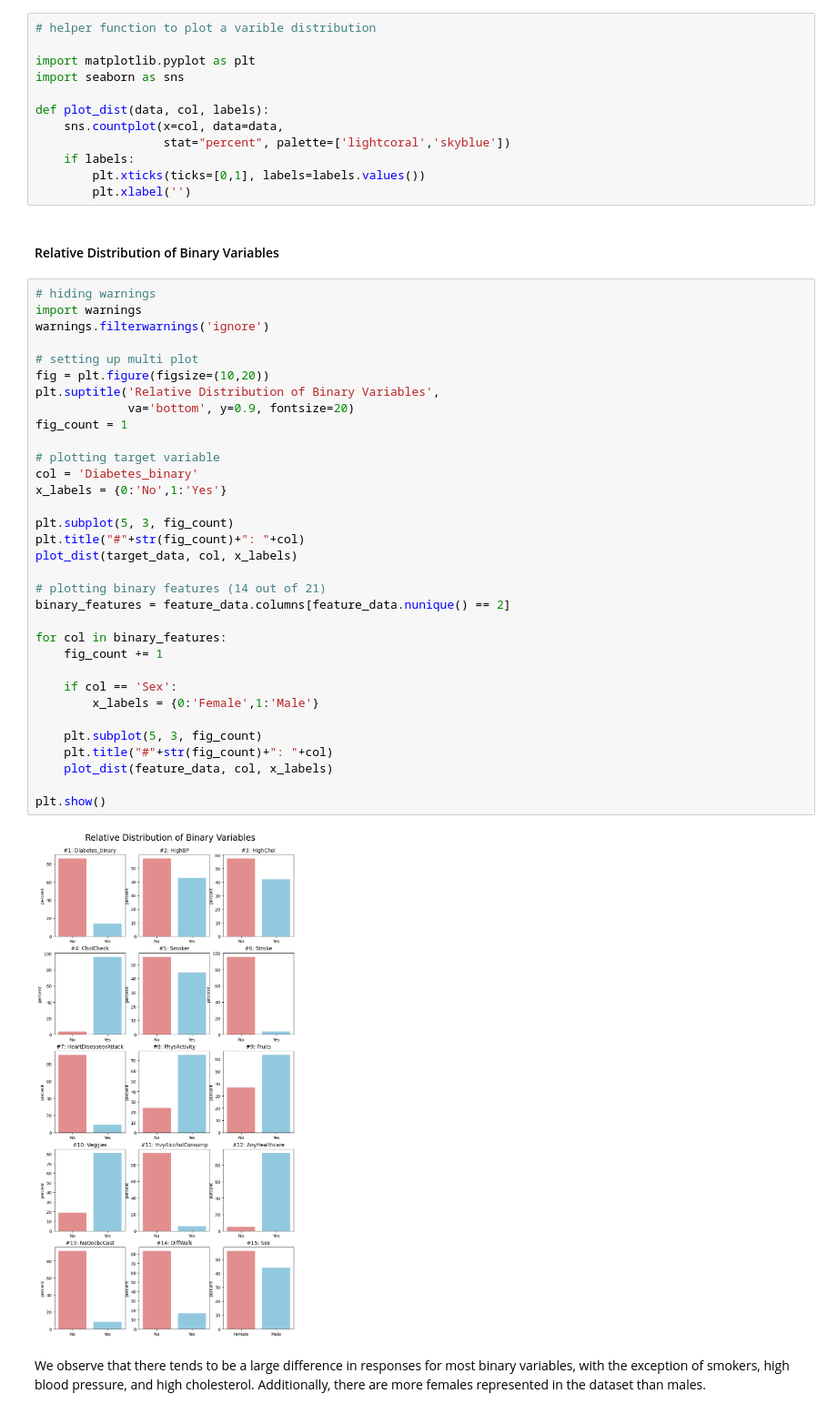
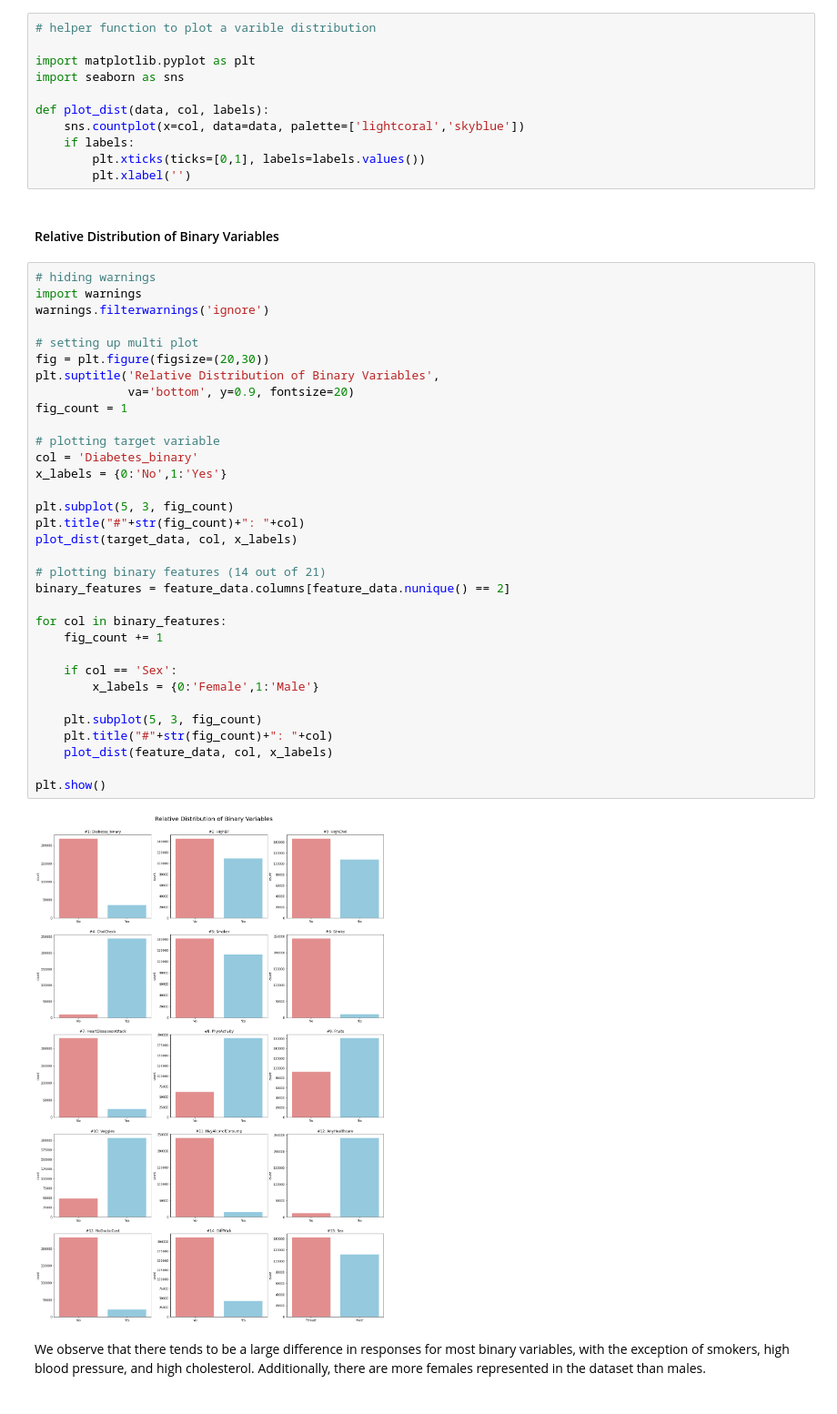
Before and after one commit to arianarosario/DFA-project, a Jupyter notebook: deliverable.ipynb, the cells around one changed output. Shown: that part at 91% size. Cells and saved outputs as stored; diff of their text form.

```diff
--- a/deliverable.ipynb
+++ b/deliverable.ipynb
@@ -264,8 +295,7 @@ import matplotlib.pyplot as plt
 import seaborn as sns
 
 def plot_dist(data, col, labels):
-    sns.countplot(x=col, data=data,
-                  stat="percent", palette=['lightcoral','skyblue'])
+    sns.countplot(x=col, data=data, palette=['lightcoral','skyblue'])
     if labels:
         plt.xticks(ticks=[0,1], labels=labels.values())
         plt.xlabel('')
@@ -277,35 +307,35 @@ import warnings
 warnings.filterwarnings('ignore')
 
 # setting up multi plot
-fig = plt.figure(figsize=(10,20))
+fig = plt.figure(figsize=(20,30))
 plt.suptitle('Relative Distribution of Binary Variables',
              va='bottom', y=0.9, fontsize=20)
 fig_count = 1
 
 # plotting target variable
 col = 'Diabetes_binary'
 x_labels = {0:'No',1:'Yes'}
 
 plt.subplot(5, 3, fig_count)
 plt.title("#"+str(fig_count)+": "+col)
 plot_dist(target_data, col, x_labels)
 
 # plotting binary features (14 out of 21)
 binary_features = feature_data.columns[feature_data.nunique() == 2]
 
 for col in binary_features:
     fig_count += 1
 
     if col == 'Sex':
         x_labels = {0:'Female',1:'Male'}
 
     plt.subplot(5, 3, fig_count)
     plt.title("#"+str(fig_count)+": "+col)
     plot_dist(feature_data, col, x_labels)
 
 plt.show()
 # %% [output]
-[figure, old version]
+[figure, new version]
 # %% [markdown]
 We observe that there tends to be a large difference in responses for most binary variables, with the exception of smokers, high blood pressure, and high cholesterol. Additionally, there are more females represented in the dataset than males.
 # %% [markdown]
```
Also changed, not shown: parts of 52 cells of this notebook, 3 other files.
